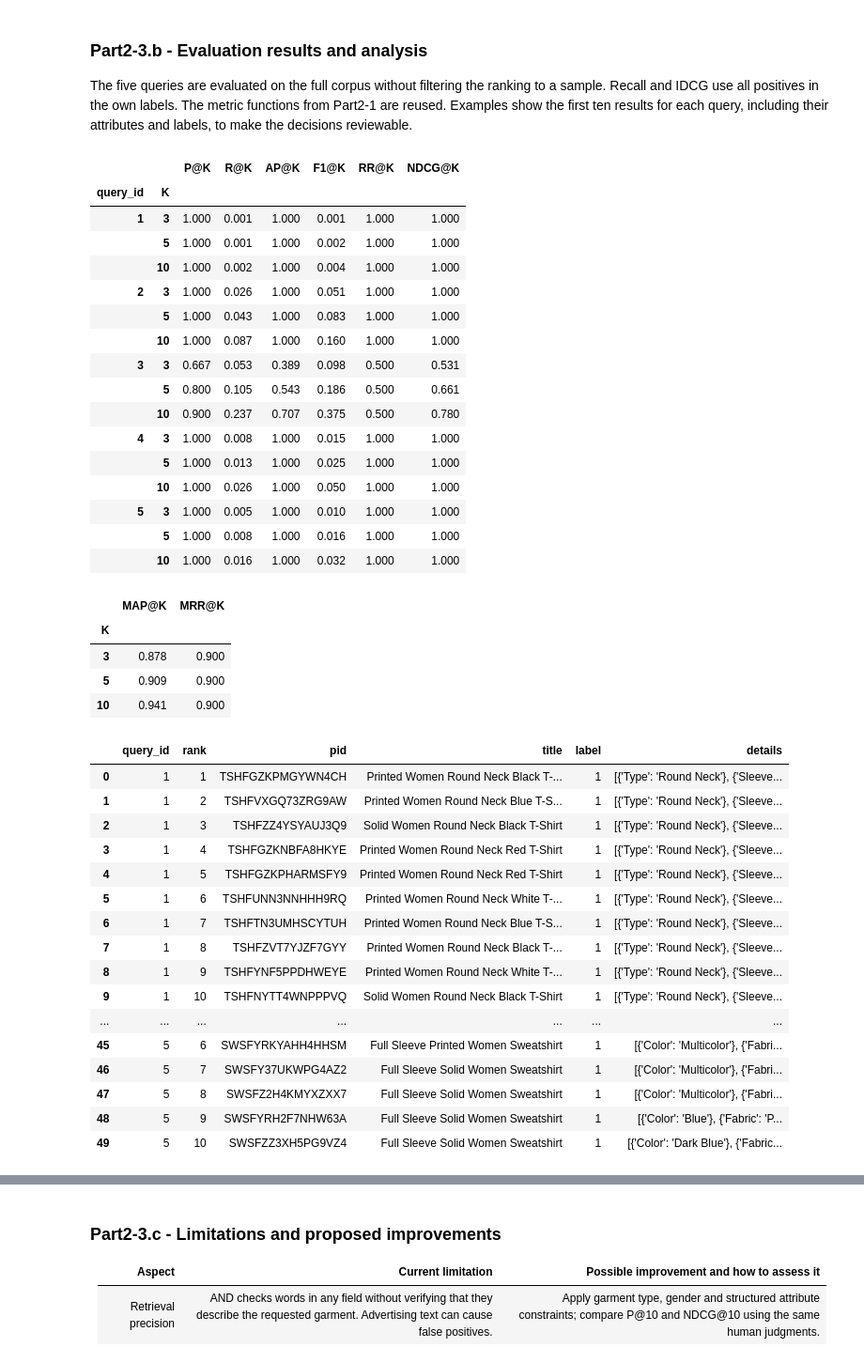
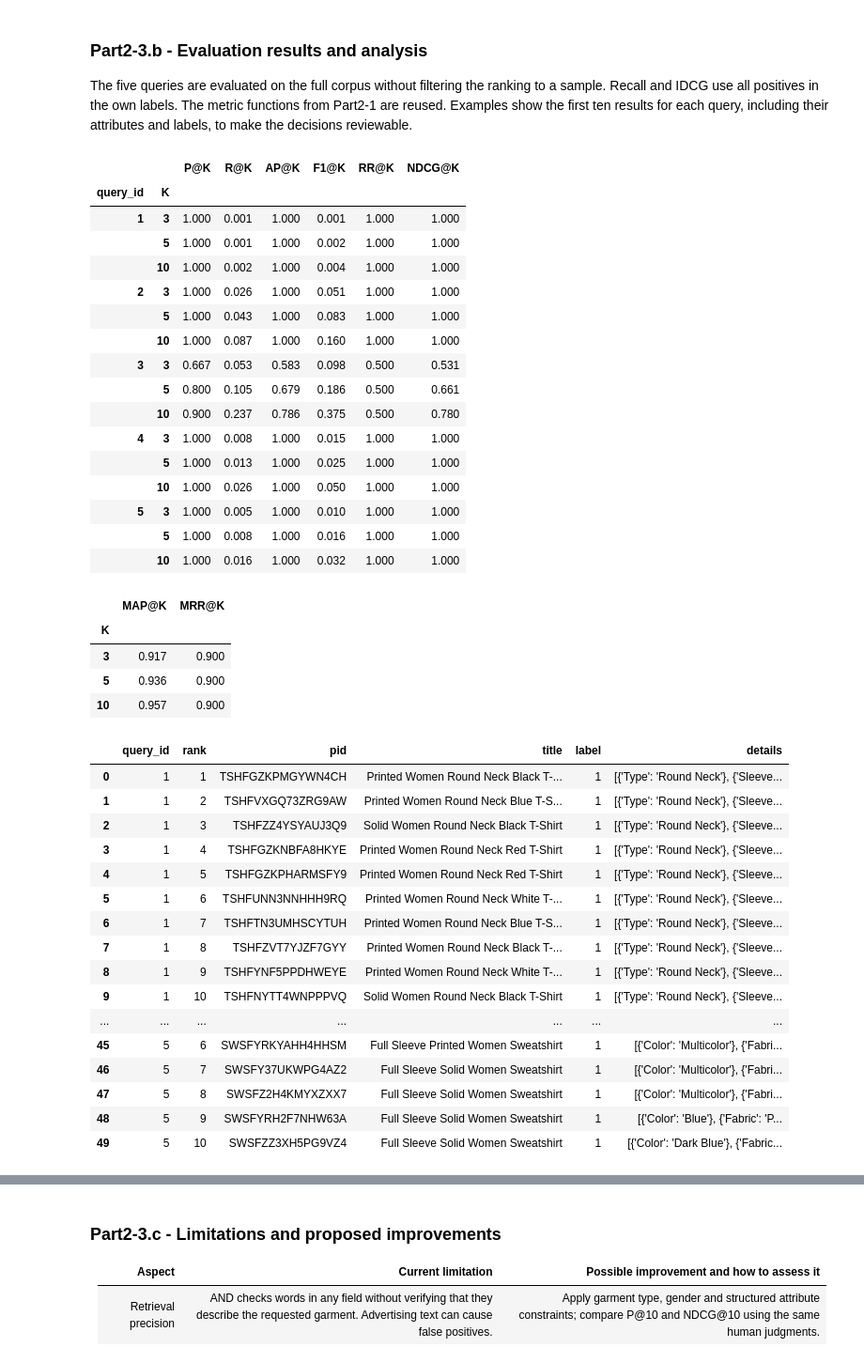
Before and after one commit to daviP4iva/irwa-search-engine, a Jupyter notebook: project_progress/part_2/IRWA_part2.ipynb, the cells around one changed output, grey strips where cells are left out. Shown at 94% size. Cells and saved outputs as stored; diff of their text form; code cells hidden in the pictures.

```diff
--- a/project_progress/part_2/IRWA_part2.ipynb
+++ b/project_progress/part_2/IRWA_part2.ipynb
@@ -389,12 +389,13 @@ def recall_at_k(y_true, y_score, total_relevant, k=10):
         return 0.0
     return float(np.sum(ranked_labels(y_true, y_score, k)) / total_relevant)
 
-def avg_precision_at_k(y_true, y_score, total_relevant, k=10):
+def avg_precision_at_k(y_true, y_score, k=10):
     labels = ranked_labels(y_true, y_score, k)
-    if total_relevant == 0:
+    hits = np.sum(labels)
+    if hits == 0:
         return 0.0
     precisions = np.cumsum(labels) / np.arange(1, len(labels) + 1)
-    return float(np.sum(precisions * labels) / min(k, total_relevant))
+    return float(np.sum(precisions * labels) / hits)
 
 def f1_at_k(y_true, y_score, total_relevant, k=10):
     precision = precision_at_k(y_true, y_score, k)
@@ -415,7 +416,7 @@ def ndcg_at_k(y_true, y_score, ideal_labels, k=10):
 
 def map_at_k(evaluations, k=10):
     return float(np.mean([
-        avg_precision_at_k(labels, scores, total_relevant, k)
+        avg_precision_at_k(labels, scores, k)
         for labels, scores, total_relevant, ideal_labels in evaluations
     ]))
 
@@ -454,7 +455,7 @@ for k in (3, 5, 10):
             "query_id": query_id, "K": k,
             "P@K": precision_at_k(labels, scores, k),
             "R@K": recall_at_k(labels, scores, total_relevant, k),
-            "AP@K": avg_precision_at_k(labels, scores, total_relevant, k),
+            "AP@K": avg_precision_at_k(labels, scores, k),
             "F1@K": f1_at_k(labels, scores, total_relevant, k),
             "RR@K": rr_at_k(labels, scores, k),
             "NDCG@K": ndcg_at_k(labels, scores, ideal_labels, k),
@@ -578,37 +579,37 @@ own_rows = []
 own_mean_rows = []
 for k in (3, 5, 10):
     for query_id, (labels, scores, total_relevant, ideal_labels) in zip(test_queries, own_evaluations):
         own_rows.append({
             "query_id": query_id, "K": k,
             "P@K": precision_at_k(labels, scores, k),
             "R@K": recall_at_k(labels, scores, total_relevant, k),
-            "AP@K": avg_precision_at_k(labels, scores, total_relevant, k),
+            "AP@K": avg_precision_at_k(labels, scores, k),
             "F1@K": f1_at_k(labels, scores, total_relevant, k),
             "RR@K": rr_at_k(labels, scores, k),
             "NDCG@K": ndcg_at_k(labels, scores, ideal_labels, k),
         })
     own_mean_rows.append({"K": k, "MAP@K": map_at_k(own_evaluations, k),
                          "MRR@K": mrr_at_k(own_evaluations, k)})
 own_metrics = pd.DataFrame(own_rows).set_index(["query_id", "K"]).sort_index()
 own_mean_metrics = pd.DataFrame(own_mean_rows).set_index("K")
 display(own_metrics.style.format("{:.3f}"))
 display(own_mean_metrics.style.format("{:.3f}"))
 review_examples = pd.DataFrame(review_rows)
 review_examples.to_csv(output_folder / "own_review_examples.csv", index=False)
 with pd.option_context("display.max_colwidth", 140):
     display(review_examples)
 # %% [output]
 |  |  | P@K | R@K | AP@K | F1@K | RR@K | NDCG@K |
 | query_id | K |  |  |  |  |  |  |
 | 1 | 3 | 1.000 | 0.001 | 1.000 | 0.001 | 1.000 | 1.000 |
 |  | 5 | 1.000 | 0.001 | 1.000 | 0.002 | 1.000 | 1.000 |
 |  | 10 | 1.000 | 0.002 | 1.000 | 0.004 | 1.000 | 1.000 |
 | 2 | 3 | 1.000 | 0.026 | 1.000 | 0.051 | 1.000 | 1.000 |
 |  | 5 | 1.000 | 0.043 | 1.000 | 0.083 | 1.000 | 1.000 |
 |  | 10 | 1.000 | 0.087 | 1.000 | 0.160 | 1.000 | 1.000 |
-| 3 | 3 | 0.667 | 0.053 | 0.389 | 0.098 | 0.500 | 0.531 |
-|  | 5 | 0.800 | 0.105 | 0.543 | 0.186 | 0.500 | 0.661 |
-|  | 10 | 0.900 | 0.237 | 0.707 | 0.375 | 0.500 | 0.780 |
+| 3 | 3 | 0.667 | 0.053 | 0.583 | 0.098 | 0.500 | 0.531 |
+|  | 5 | 0.800 | 0.105 | 0.679 | 0.186 | 0.500 | 0.661 |
+|  | 10 | 0.900 | 0.237 | 0.786 | 0.375 | 0.500 | 0.780 |
 | 4 | 3 | 1.000 | 0.008 | 1.000 | 0.015 | 1.000 | 1.000 |
 |  | 5 | 1.000 | 0.013 | 1.000 | 0.025 | 1.000 | 1.000 |
 |  | 10 | 1.000 | 0.026 | 1.000 | 0.050 | 1.000 | 1.000 |
@@ -617,9 +618,9 @@ with pd.option_context("display.max_colwidth", 140):
 |  | 10 | 1.000 | 0.016 | 1.000 | 0.032 | 1.000 | 1.000 |
 |  | MAP@K | MRR@K |
 | K |  |  |
-| 3 | 0.878 | 0.900 |
-| 5 | 0.909 | 0.900 |
-| 10 | 0.941 | 0.900 |
+| 3 | 0.917 | 0.900 |
+| 5 | 0.936 | 0.900 |
+| 10 | 0.957 | 0.900 |
 |  | query_id | rank | pid | title | label | details |
 | 0 | 1 | 1 | TSHFGZKPMGYWN4CH | Printed Women Round Neck Black T-... | 1 | [{'Type': 'Round Neck'}, {'Sleeve... |
 | 1 | 1 | 2 | TSHFVXGQ73ZRG9AW | Printed Women Round Neck Blue T-S... | 1 | [{'Type': 'Round Neck'}, {'Sleeve... |
```
Also changed, not shown: parts of 5 cells of this notebook.
